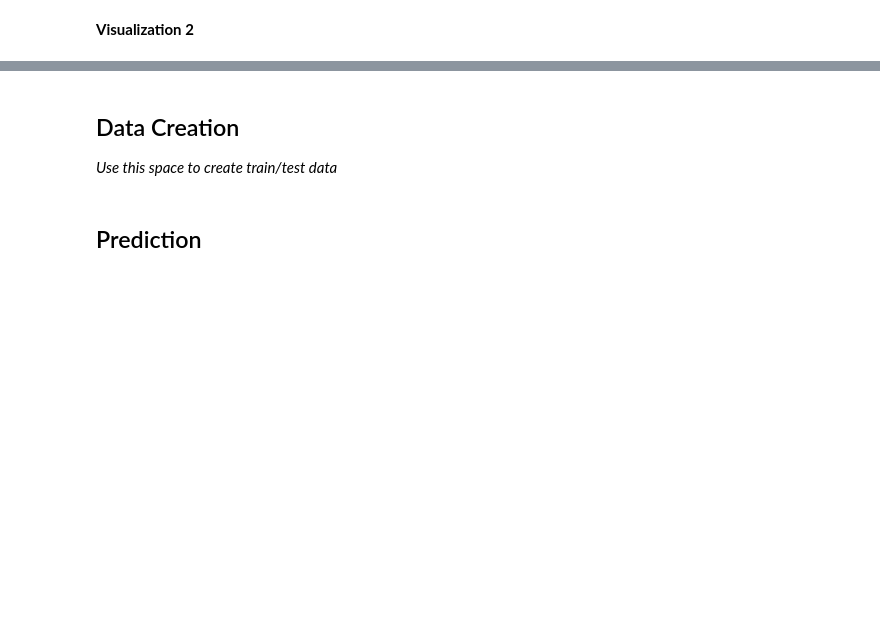
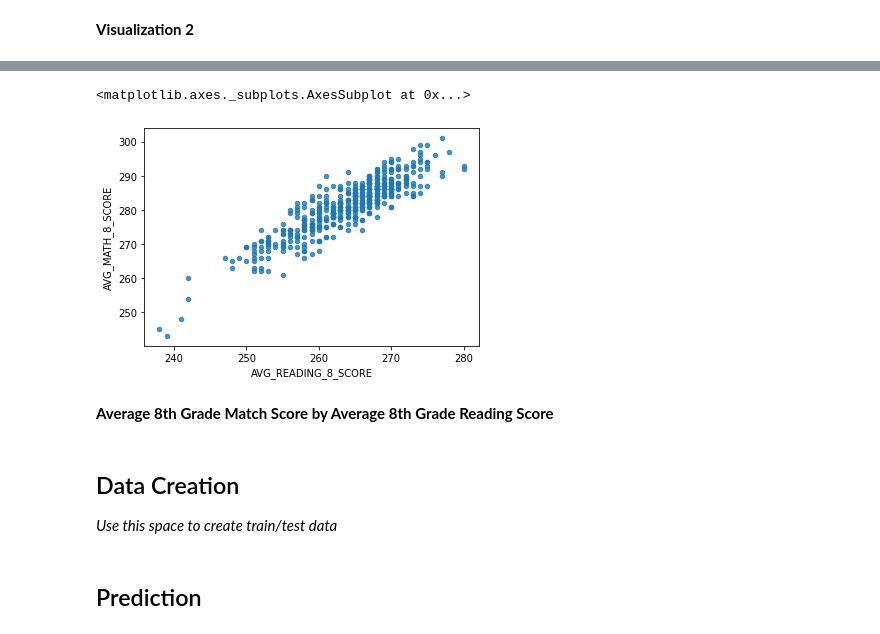
Before and after one commit to nokovacs/MDST-Bootcamp, a Jupyter notebook: checkpoint1.ipynb, the cells around one changed output, grey strips where cells are left out. Drawn from its saved outputs; the diff is of its cells as text; code cells hidden in the pictures; blank space fills up the shorter version.

```diff
--- a/checkpoint1.ipynb
+++ b/checkpoint1.ipynb
@@ -134,3 +179,10 @@ Investigate the relationship between your chosen response variable and at least
+# %%
+df.plot.scatter(x='AVG_READING_8_SCORE', y='AVG_MATH_8_SCORE', alpha=0.8)
+# %% [output]
+<matplotlib.axes._subplots.AxesSubplot at 0x...>
+[figure, added]
+# %% [markdown]
+**Average 8th Grade Match Score by Average 8th Grade Reading Score**
 # %% [markdown]
 <h2> Data Creation </h2>
 
```
Also changed, not shown: parts of 23 cells of this notebook.
